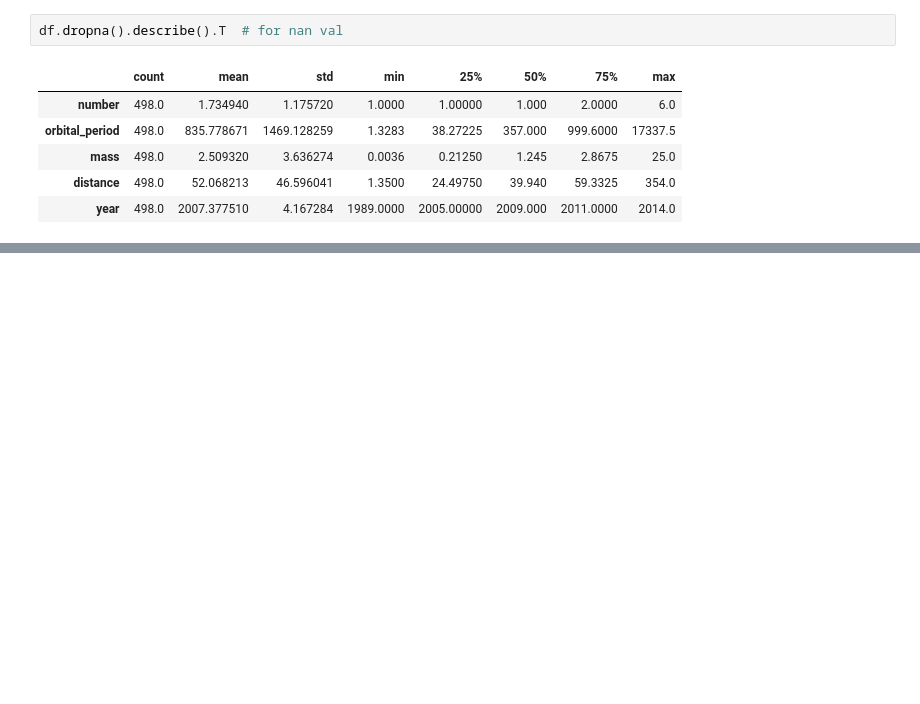
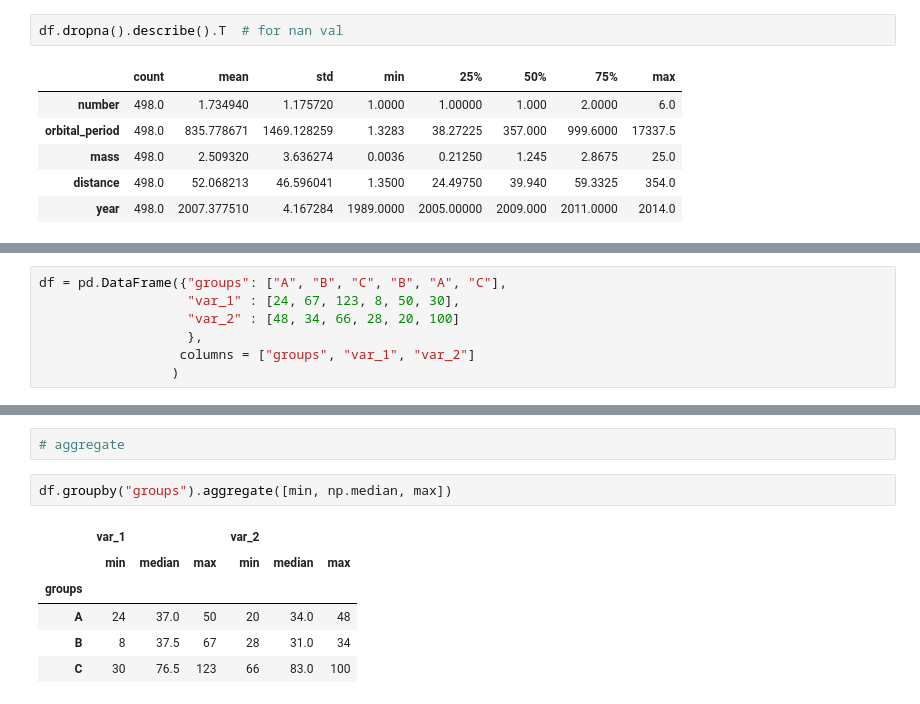
Before and after one commit to mtamerb/data-manipulation, a Jupyter notebook: pandas.ipynb, the cells around one changed output, grey strips where cells are left out. Saved outputs shown, nothing was run; the diff lists cells and outputs as text; blank space fills up the shorter version.

```diff
--- a/pandas.ipynb
+++ b/pandas.ipynb
@@ -640,0 +706,7 @@ df.dropna().describe().T  # for nan val
+# %%
+df = pd.DataFrame({"groups": ["A", "B", "C", "B", "A", "C"],
+                   "var_1" : [24, 67, 123, 8, 50, 30],
+                   "var_2" : [48, 34, 66, 28, 20, 100]
+                   },
+                  columns = ["groups", "var_1", "var_2"]
+                 )
@@ -640,0 +723,11 @@ df.dropna().describe().T  # for nan val
+# %%
+# aggregate
+# %%
+df.groupby("groups").aggregate([min, np.median, max])
+# %% [output]
+|  | var_1 |  |  | var_2 |  |  |
+|  | min | median | max | min | median | max |
+| groups |  |  |  |  |  |  |
+| A | 24 | 37.0 | 50 | 20 | 34.0 | 48 |
+| B | 8 | 37.5 | 67 | 28 | 31.0 | 34 |
+| C | 30 | 76.5 | 123 | 66 | 83.0 | 100 |
```
Also changed, not shown: parts of 71 cells of this notebook.
